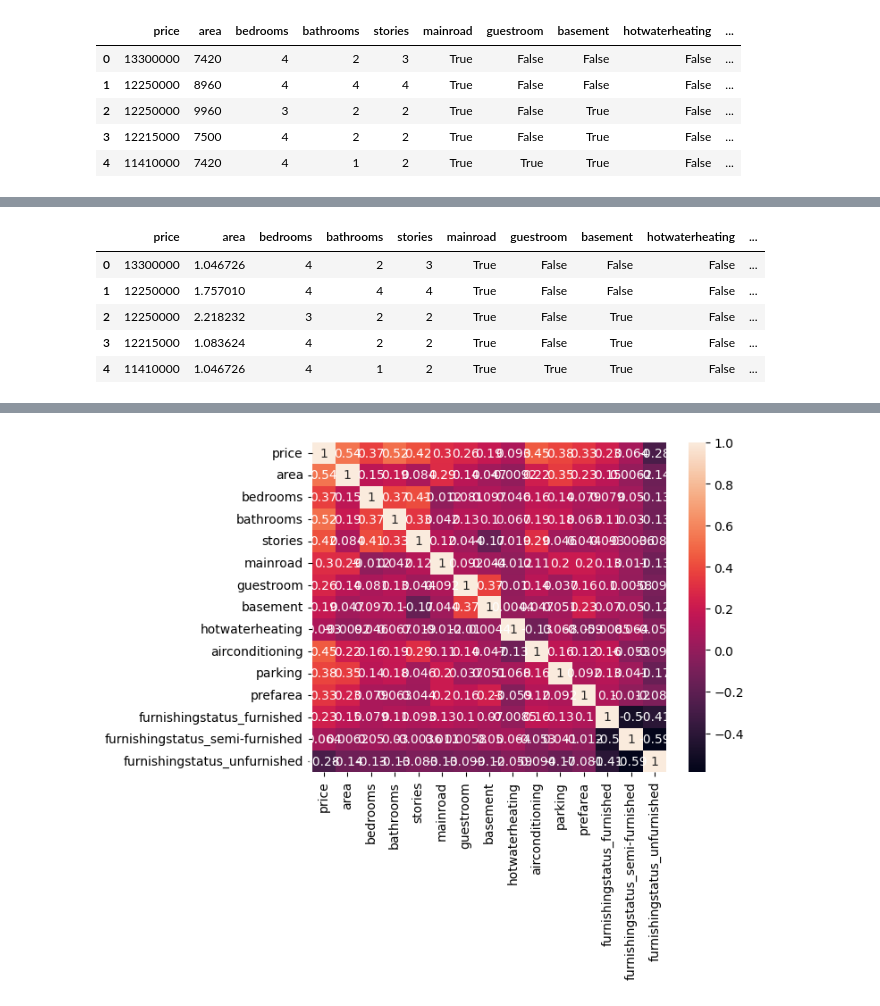
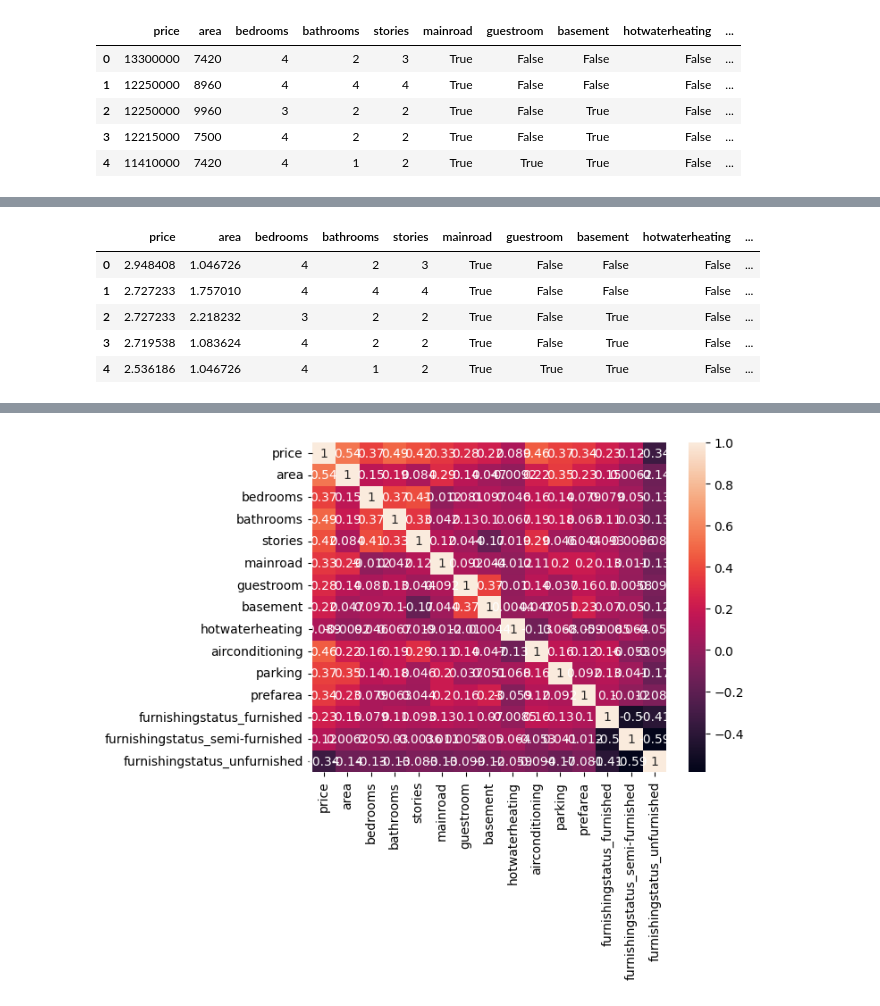
Before and after one commit to chuanlintneoh/WIA1006LW1, a Jupyter notebook: House Pricing Prediction Notebook.ipynb, the cells around one changed output, grey strips where cells are left out. Cells and saved outputs as stored; diff of their text form; code cells hidden in the pictures.

```diff
--- a/House Pricing Prediction Notebook.ipynb
+++ b/House Pricing Prediction Notebook.ipynb
@@ -150,3 +151,7 @@ df.head()
 | 2 | 12250000 | 9960 | 3 | 2 | 2 | True | False | True | False | ... |
 | 3 | 12215000 | 7500 | 4 | 2 | 2 | True | False | True | False | ... |
 | 4 | 11410000 | 7420 | 4 | 1 | 2 | True | True | True | False | ... |
+# %%
+# Handling data skewed to the right: Natural Log transformation
+df['price'] = np.log(df['price'])
+df.head()
@@ -153,15 +171,15 @@ df.head()
 # %%
 # Scaling/normalizing the numerical features
-numerical_cols = ['area']
+numerical_cols = ['area','price']
 
 # Apply standard scaler to the numerical columns
 scaler = StandardScaler()
 df[numerical_cols] = scaler.fit_transform(df[numerical_cols])
 df.head()
 # %% [output]
 |  | price | area | bedrooms | bathrooms | stories | mainroad | guestroom | basement | hotwaterheating | ... |
-| 0 | 13300000 | 1.046726 | 4 | 2 | 3 | True | False | False | False | ... |
-| 1 | 12250000 | 1.757010 | 4 | 4 | 4 | True | False | False | False | ... |
-| 2 | 12250000 | 2.218232 | 3 | 2 | 2 | True | False | True | False | ... |
-| 3 | 12215000 | 1.083624 | 4 | 2 | 2 | True | False | True | False | ... |
-| 4 | 11410000 | 1.046726 | 4 | 1 | 2 | True | True | True | False | ... |
+| 0 | 2.948408 | 1.046726 | 4 | 2 | 3 | True | False | False | False | ... |
+| 1 | 2.727233 | 1.757010 | 4 | 4 | 4 | True | False | False | False | ... |
+| 2 | 2.727233 | 2.218232 | 3 | 2 | 2 | True | False | True | False | ... |
+| 3 | 2.719538 | 1.083624 | 4 | 2 | 2 | True | False | True | False | ... |
+| 4 | 2.536186 | 1.046726 | 4 | 1 | 2 | True | True | True | False | ... |
```
Also changed, not shown: parts of 26 cells of this notebook.
